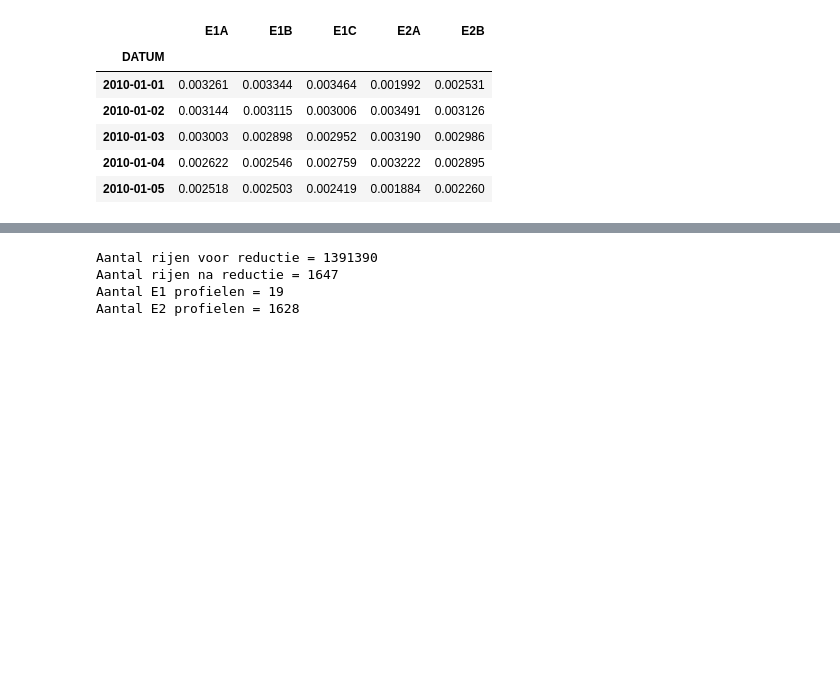
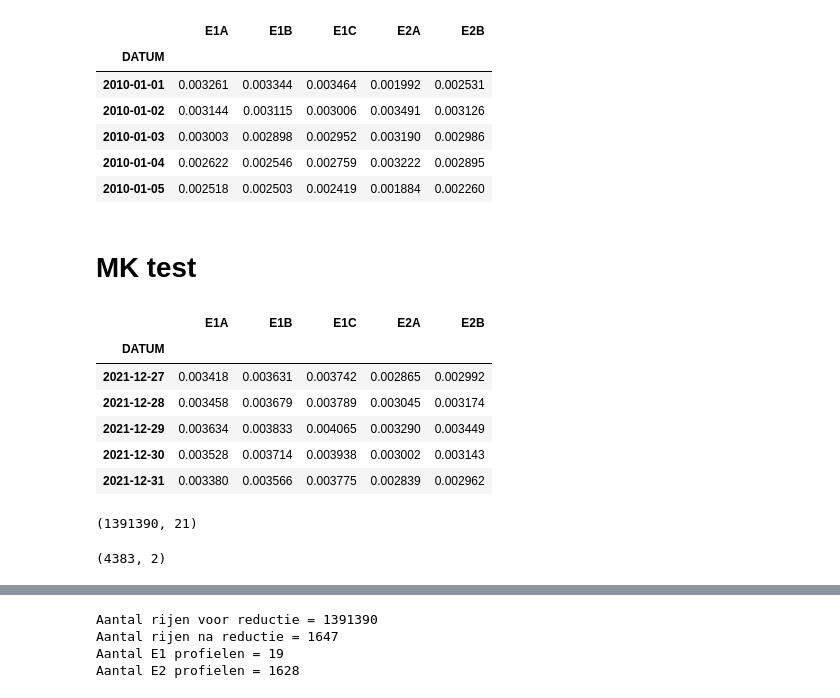
Before and after one commit to processminery/jads_enexis, a Jupyter notebook: notebooks/Kleinverbruik x NEDU.ipynb, the cells around one changed output, grey strips where cells are left out. Drawn from its saved outputs; the diff is of its cells as text; code cells hidden in the pictures; blank space fills up the shorter version.

```diff
--- a/notebooks/Kleinverbruik x NEDU.ipynb
+++ b/notebooks/Kleinverbruik x NEDU.ipynb
@@ -108,3 +108,15 @@ Aantal rijen in de NEDU set = 4018
 | 2010-01-03 | 0.003003 | 0.002898 | 0.002952 | 0.003190 | 0.002986 |
 | 2010-01-04 | 0.002622 | 0.002546 | 0.002759 | 0.003222 | 0.002895 |
 | 2010-01-05 | 0.002518 | 0.002503 | 0.002419 | 0.001884 | 0.002260 |
+# %% [markdown]
+# MK test
+# %%
+df_nedu_gereduceerd.tail()
+# %% [output]
+|  | E1A | E1B | E1C | E2A | E2B |
+| DATUM |  |  |  |  |  |
+| 2021-12-27 | 0.003418 | 0.003631 | 0.003742 | 0.002865 | 0.002992 |
+| 2021-12-28 | 0.003458 | 0.003679 | 0.003789 | 0.003045 | 0.003174 |
+| 2021-12-29 | 0.003634 | 0.003833 | 0.004065 | 0.003290 | 0.003449 |
+| 2021-12-30 | 0.003528 | 0.003714 | 0.003938 | 0.003002 | 0.003143 |
+| 2021-12-31 | 0.003380 | 0.003566 | 0.003775 | 0.002839 | 0.002962 |
@@ -110,0 +130,8 @@ Aantal rijen in de NEDU set = 4018
+# %%
+df_verbruik.shape
+# %% [output]
+(1391390, 21)
+# %%
+df.shape
+# %% [output]
+(4383, 2)
```
Also changed, not shown: parts of 7 cells of this notebook, 2 other files.
